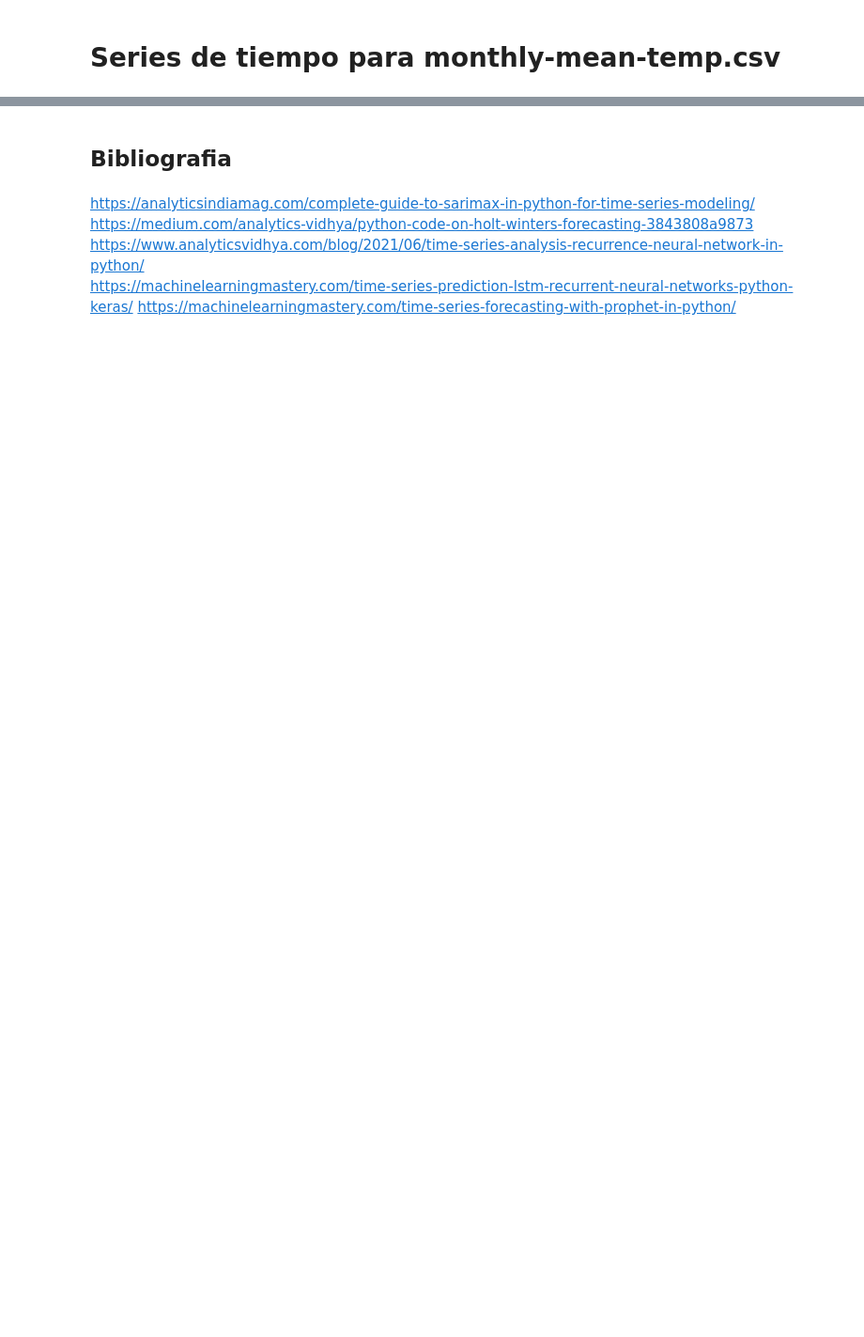
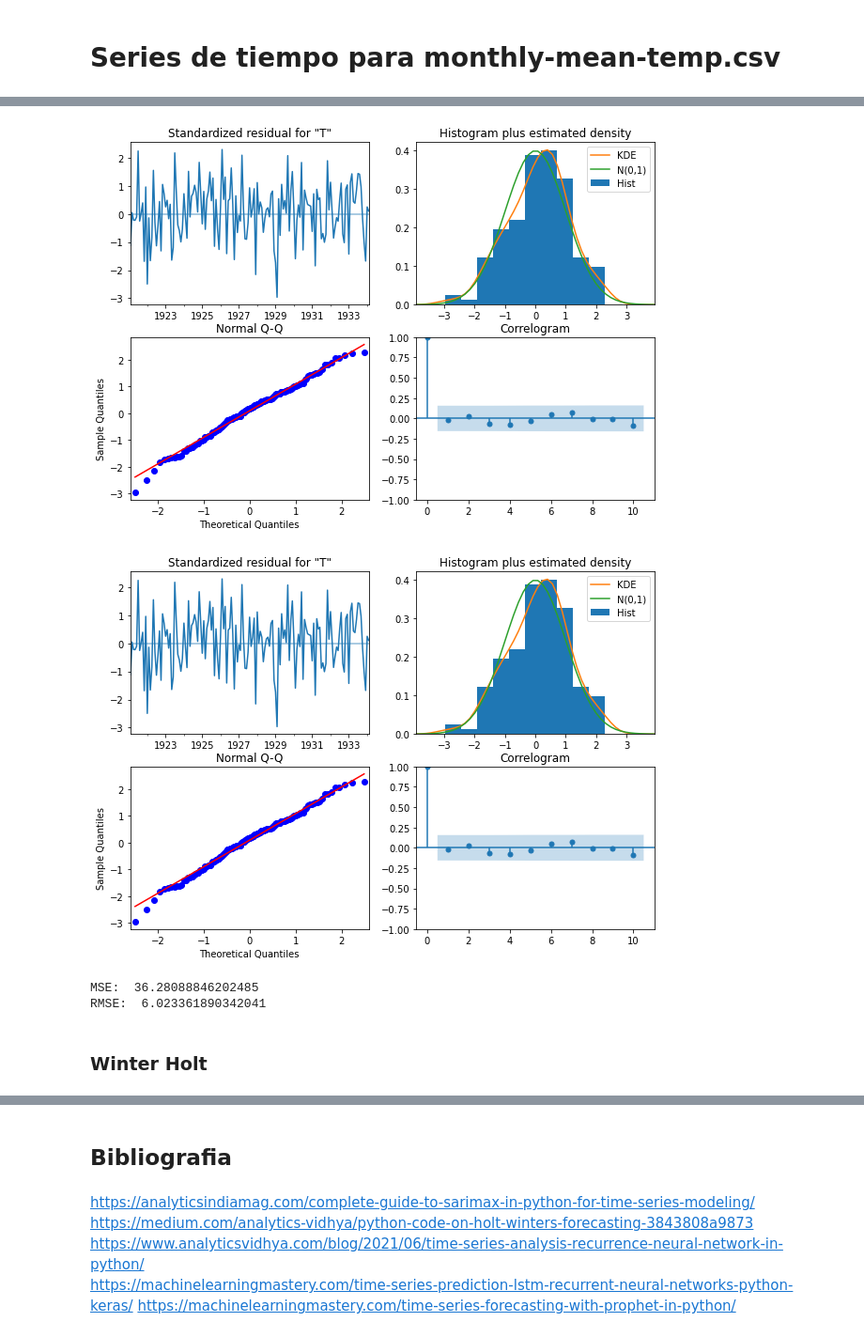
Before and after one commit to ricardoVA999/Lab7-DS, a Jupyter notebook: lab7.ipynb, the cells around one changed output, grey strips where cells are left out. Shown at 94% size. Cells and saved outputs as stored; diff of their text form; code cells hidden in the pictures; blank space fills up the shorter version.

```diff
--- a/lab7.ipynb
+++ b/lab7.ipynb
@@ -1120,0 +868,14 @@ RMSE:  2895.3150456445223
+# %%
+results.plot_diagnostics(figsize=(10, 7))
+# %% [output]
+[figure, added]
+[figure, added]
+# %%
+pred = results.predict(0, 70, dinamic= True, exog = prueba)[1:]
+print("MSE: ",(mean_squared_error(prueba, pred)))
+print("RMSE: ", sqrt(mean_squared_error(prueba, pred)))
+# %% [output]
+MSE:  36.28088846202485
+RMSE:  6.023361890342041
+# %% [markdown]
+### Winter Holt
```
Also changed, not shown: parts of 125 cells of this notebook, 1 other file.
